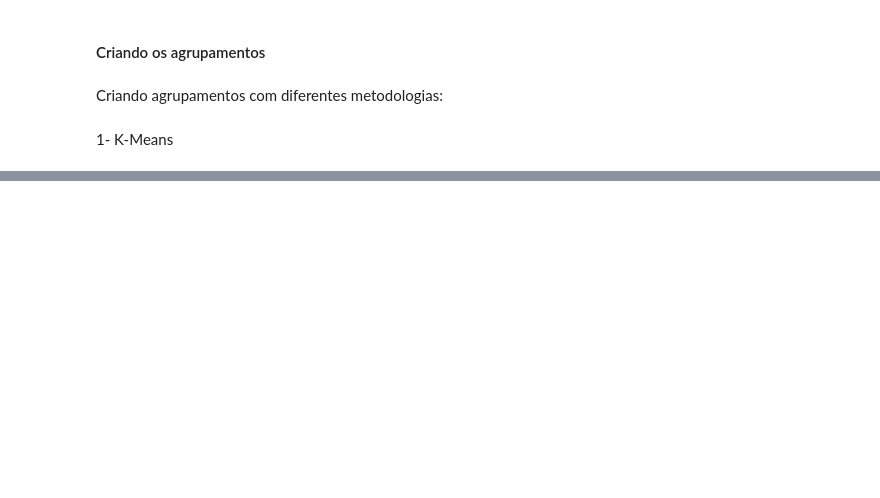
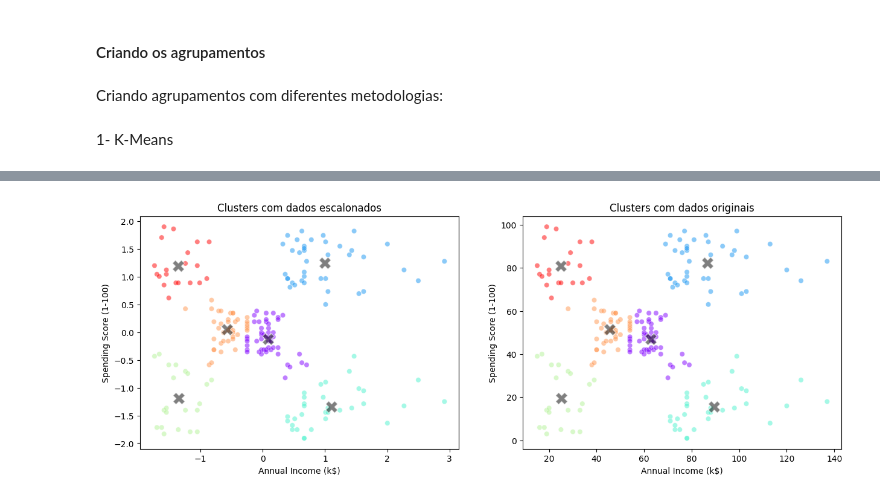
Before and after one commit to torvess/clusterizacao_consumidores_kmeans_Jun-2024, a Jupyter notebook: grupo_consumidores.ipynb, the cells around one changed output, grey strips where cells are left out. Saved outputs shown, nothing was run; the diff lists cells and outputs as text; code cells hidden in the pictures; blank space fills up the shorter version.

```diff
--- a/grupo_consumidores.ipynb
+++ b/grupo_consumidores.ipynb
@@ -117,0 +209,27 @@ Criando agrupamentos com diferentes metodologias:
+# %%
+# configurando os gráficos
+fig, ax = plt.subplots(nrows=1, ncols=2, figsize=(15, 5))
+
+## dados escalonados
+# plotando os dados identificando com cores diferentes os clusters
+sns.scatterplot(data=dados_escalonados, x='Annual Income (k$)', y='Spending Score (1-100)', c=kmeans_labels_escalonados, alpha=0.5, cmap='rainbow', ax=ax[0])
+ax[0].set_title('Clusters com dados escalonados')
+ax[0].set_xlabel('Annual Income (k$)')
+ax[0].set_ylabel('Spending Score (1-100)')
+
+# plotando os centroides
+sns.scatterplot(x=centroides_escalonados[:, 0], y=centroides_escalonados[:, 1], s=200, c='black', alpha=0.5, marker='X', ax=ax[0])
+
+## dados originais
+# plotando os dados identificando com cores diferentes os clusters
+sns.scatterplot(data=dados, x='Annual Income (k$)', y='Spending Score (1-100)', c=kmeans_labels, alpha=0.5, cmap='rainbow', ax=ax[1])
+ax[1].set_title('Clusters com dados originais')
+ax[1].set_xlabel('Annual Income (k$)')
+ax[1].set_label('Spending Score (1-100)')
+
+# plotando os centroides
+sns.scatterplot(x=centroides[:,0], y=centroides[:,1], s=200, c='black', alpha=0.5, marker='X', ax=ax[1])
+
+plt.show()
+# %% [output]
+[figure, added]
```
Also changed, not shown: parts of 12 cells of this notebook.
